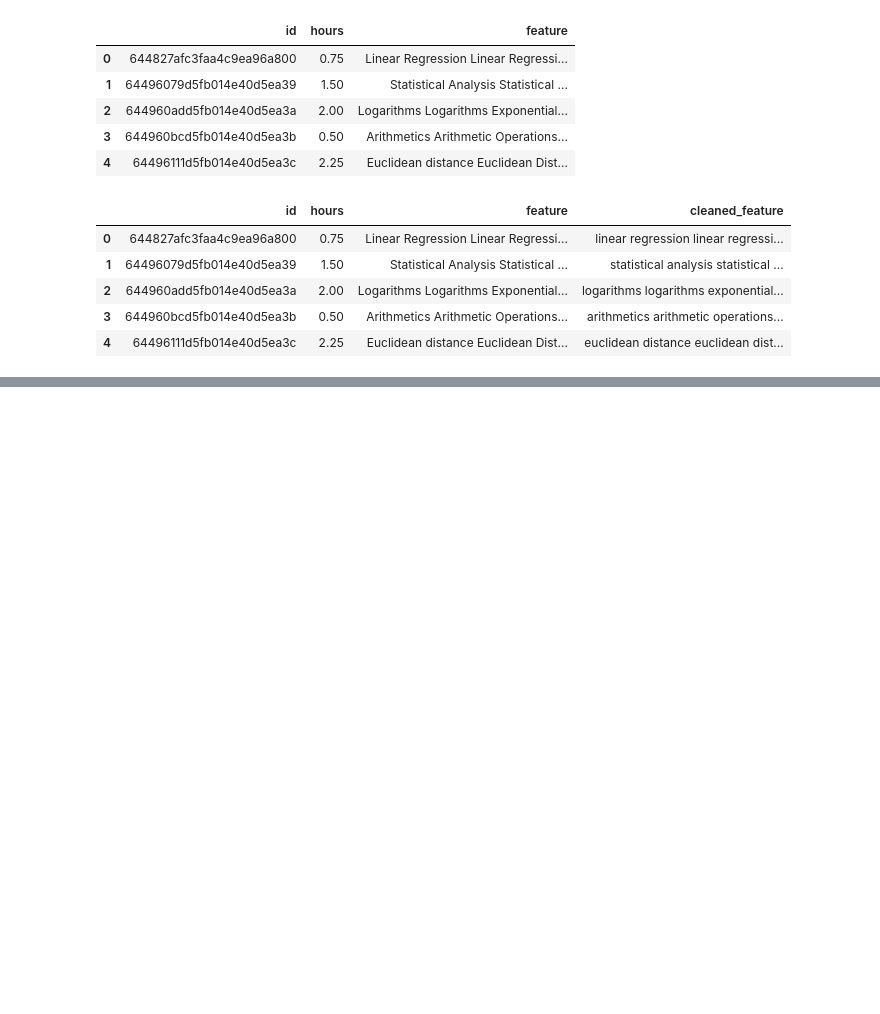
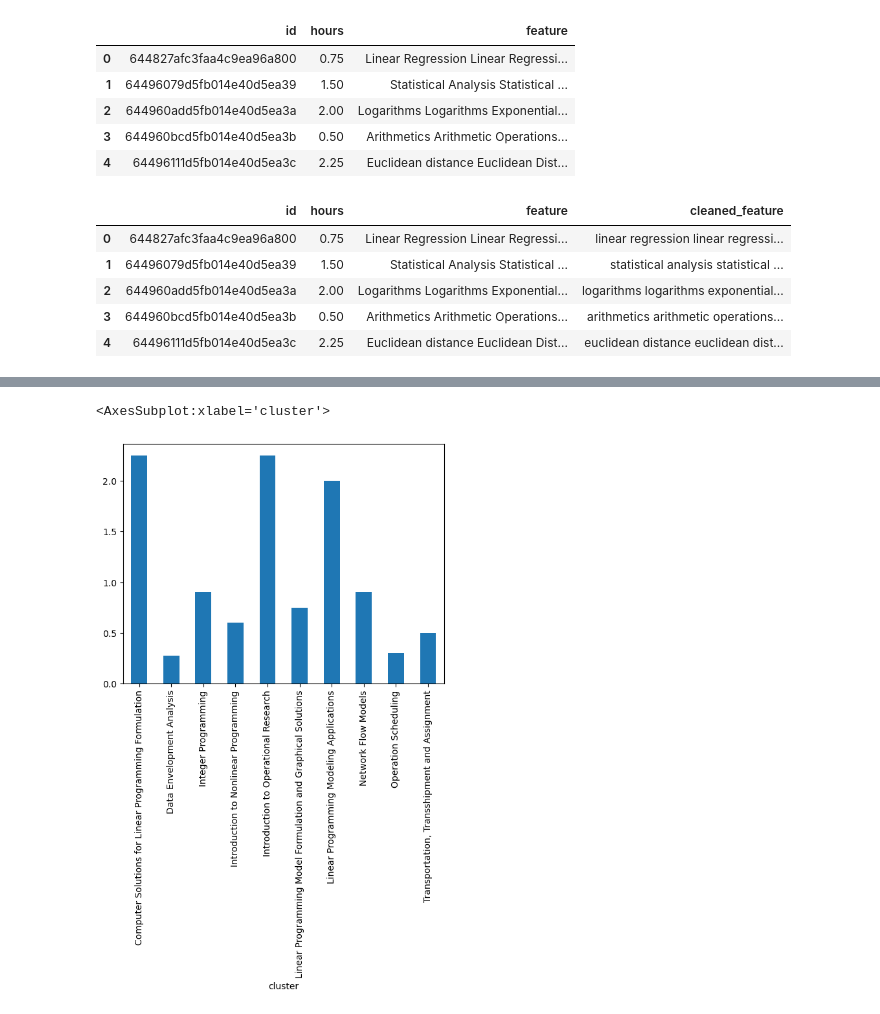
Before and after one commit to odu-emse/mms, a Jupyter notebook: cluster.ipynb, the cells around one changed output, grey strips where cells are left out. Drawn from its saved outputs; the diff is of its cells as text; code cells hidden in the pictures; blank space fills up the shorter version.

```diff
--- a/cluster.ipynb
+++ b/cluster.ipynb
@@ -320 +302,6 @@ Operational Research                                            2.250
 Name: hours, dtype: float64
+# %%
+moduleDF.groupby('cluster')['hours'].sum().plot(kind='bar')
+# %% [output]
+<AxesSubplot:xlabel='cluster'>
+[figure, added]
```
Also changed, not shown: parts of 13 cells of this notebook.
